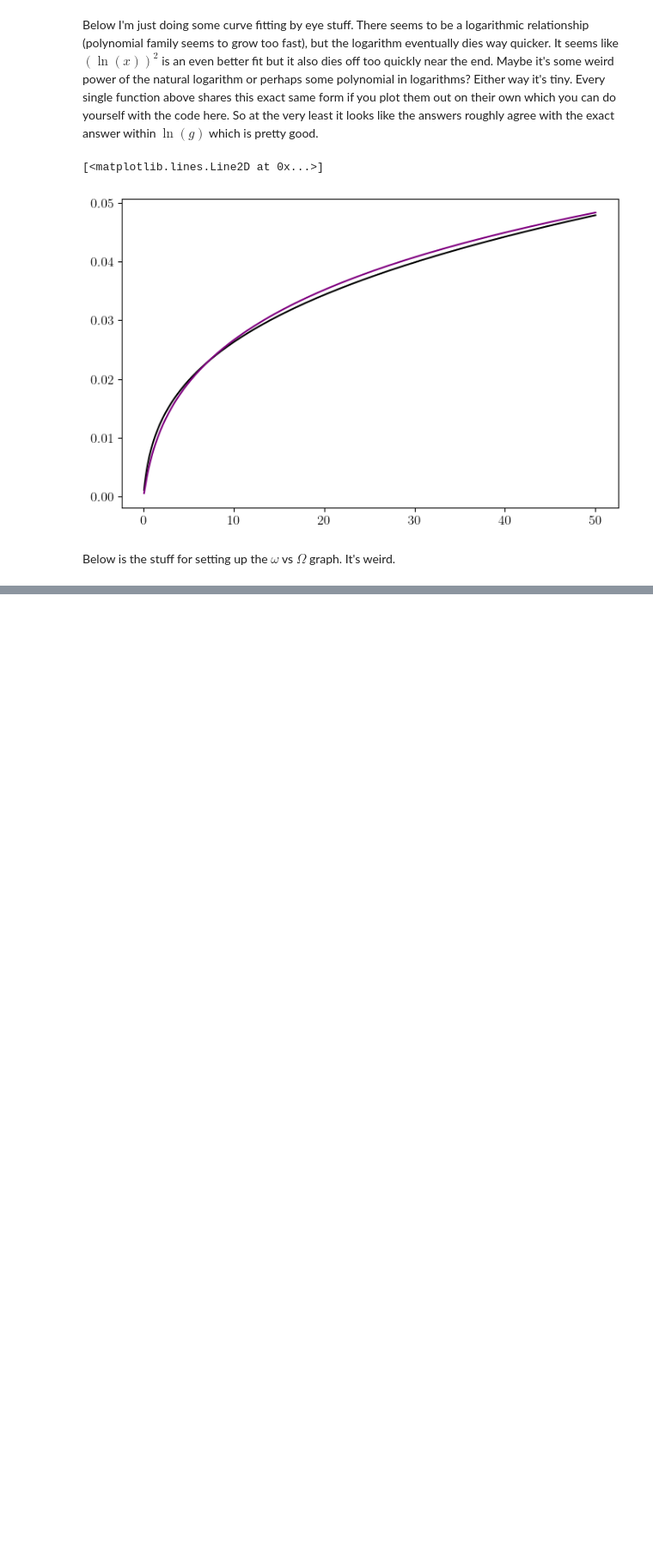
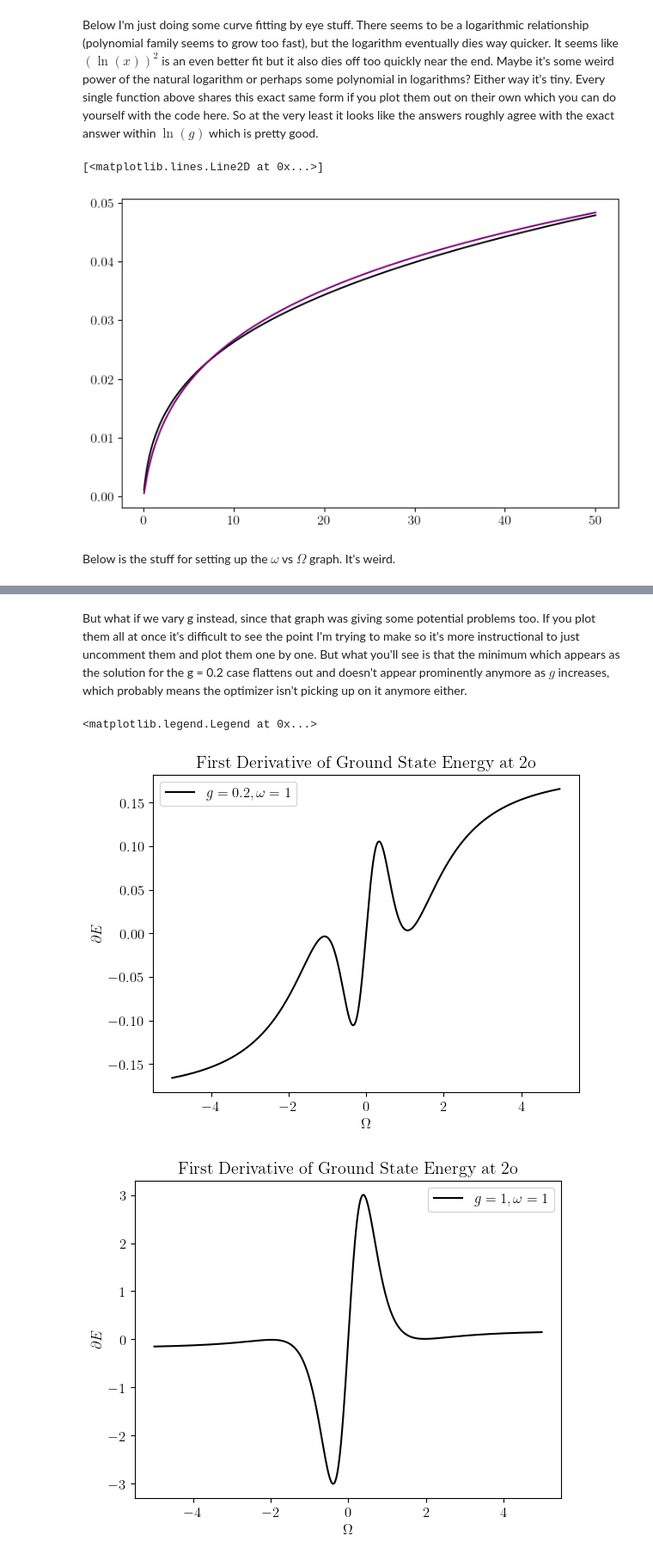
Before and after one commit to ihatebananas/Summer_Research, a Jupyter notebook: comparisons.ipynb, the cells around one changed output, grey strips where cells are left out. Shown at 86% size. Cells and saved outputs as stored; diff of their text form; code cells hidden in the pictures; blank space fills up the shorter version.

```diff
--- a/comparisons.ipynb
+++ b/comparisons.ipynb
@@ -355,0 +463,53 @@ ax.legend()
+# %% [markdown]
+But what if we vary g instead, since that graph was giving some potential problems too. If you plot them all at once it's difficult to see the point I'm trying to make so it's more instructional to just uncomment them and plot them one by one. But what you'll see is that the minimum which appears as the solution for the g = 0.2 case flattens out and doesn't appear prominently anymore as $g$ increases, which probably means the optimizer isn't picking up on it anymore either.
+# %%
+fig = plt.figure()
+ax = fig.add_subplot(1, 1, 1)
+Omega_vals = np.arange(-5, 5, 0.01)
+
+g=0.2
+w=1
+ground_1o_vals_1 = [first_derivative_2o(t) for t in Omega_vals]
+
+ax.plot(Omega_vals, ground_1o_vals_1, color='black', label='$g=0.2, \\omega=1$')
+
+ax.set_xlabel('$\\Omega$')
+ax.set_ylabel('$\\partial E$')
+ax.set_title('First Derivative of Ground State Energy at 2o')
+
+ax.legend()
+
+fig2 = plt.figure()
+ax2 = fig2.add_subplot(1, 1, 1)
+
+g=1
+w=1
+ground_1o_vals_2 = [first_derivative_2o(t) for t in Omega_vals]
+
+ax2.plot(Omega_vals, ground_1o_vals_2, label='$g=1, \\omega=1$', color='black')
+
+ax2.set_xlabel('$\\Omega$')
+ax2.set_ylabel('$\\partial E$')
+ax2.set_title('First Derivative of Ground State Energy at 2o')
+
+ax2.legend()
+
+
+fig3 = plt.figure()
+ax3 = fig3.add_subplot(1, 1, 1)
+
+g=60
+w=1
+ground_1o_vals_3 = [first_derivative_2o(t) for t in Omega_vals]
+
+ax3.plot(Omega_vals, ground_1o_vals_3, label='$g=60, \\omega=1$', color='black')
+
+ax3.set_xlabel('$\\Omega$')
+ax3.set_ylabel('$\\partial E$')
+ax3.set_title('First Derivative of Ground State Energy at 2o')
+
+ax3.legend()
+# %% [output]
+<matplotlib.legend.Legend at 0x...>
+[figure, added]
+[figure, added]
```
Also changed, not shown: parts of 9 cells of this notebook.
